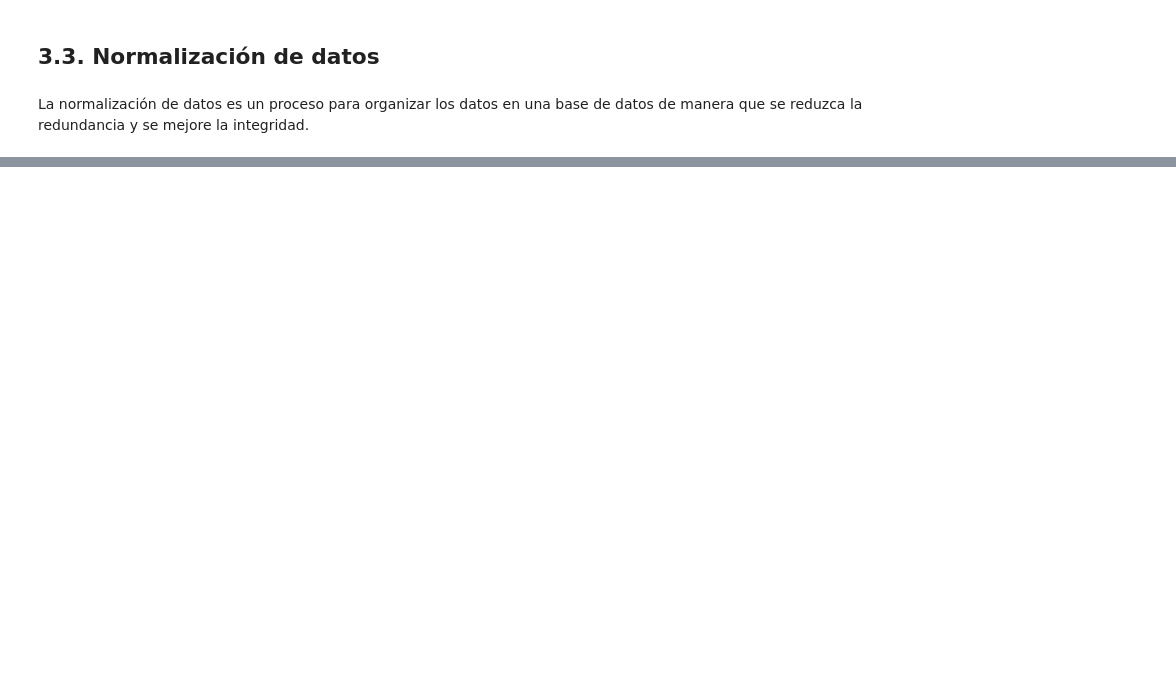
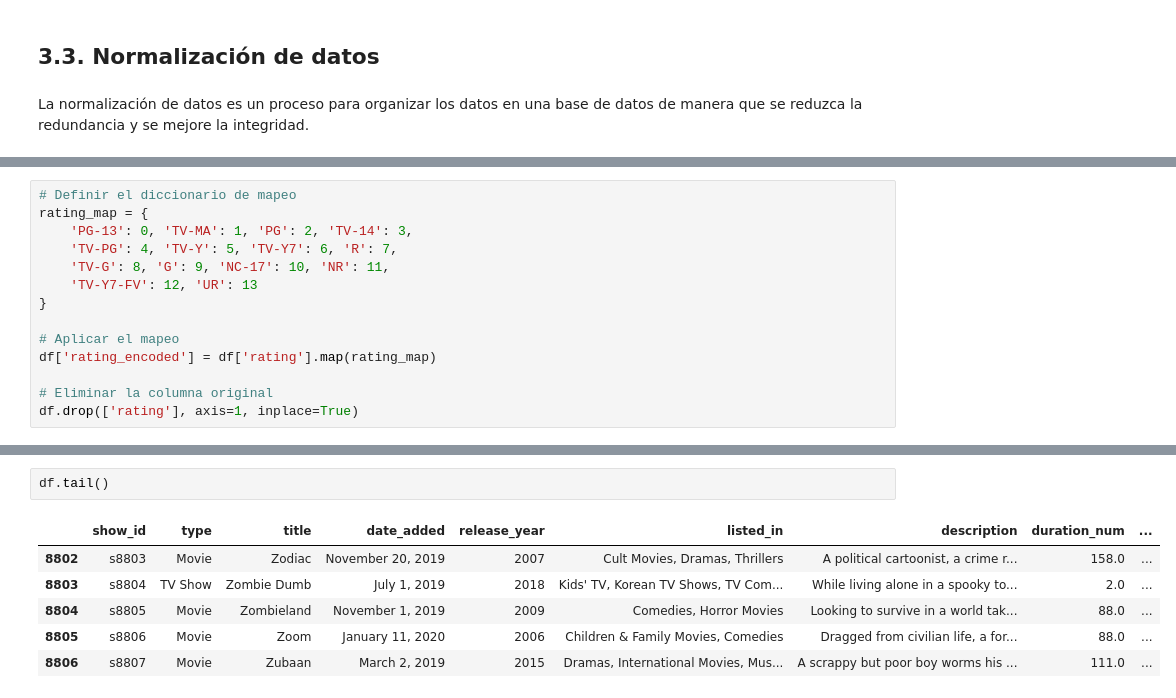
Before and after one commit to MichaelCarrenoRamon/dataprocessing, a Jupyter notebook: Tarea1PythonDataScience.ipynb, the cells around one changed output, grey strips where cells are left out. Saved outputs shown, nothing was run; the diff lists cells and outputs as text; blank space fills up the shorter version.

```diff
--- a/Tarea1PythonDataScience.ipynb
+++ b/Tarea1PythonDataScience.ipynb
@@ -407,2 +436,16 @@ df.drop(['rating'], axis=1, inplace=True)
+# %%
+# Definir el diccionario de mapeo
+rating_map = {
+    'PG-13': 0, 'TV-MA': 1, 'PG': 2, 'TV-14': 3,
+    'TV-PG': 4, 'TV-Y': 5, 'TV-Y7': 6, 'R': 7,
+    'TV-G': 8, 'G': 9, 'NC-17': 10, 'NR': 11,
+    'TV-Y7-FV': 12, 'UR': 13
+}
+
+# Aplicar el mapeo
+df['rating_encoded'] = df['rating'].map(rating_map)
+
+# Eliminar la columna original
+df.drop(['rating'], axis=1, inplace=True)
 # %% [markdown]
 Nota: Convierto la cadena de texto en variables numéricas
@@ -431 +472,10 @@ Index(['show_id', 'type', 'title', 'date_added', 'release_year', 'rating',
       dtype='object')
+# %%
+df.tail()
+# %% [output]
+|  | show_id | type | title | date_added | release_year | listed_in | description | duration_num | ... |
+| 8802 | s8803 | Movie | Zodiac | November 20, 2019 | 2007 | Cult Movies, Dramas, Thrillers | A political cartoonist, a crime r... | 158.0 | ... |
+| 8803 | s8804 | TV Show | Zombie Dumb | July 1, 2019 | 2018 | Kids' TV, Korean TV Shows, TV Com... | While living alone in a spooky to... | 2.0 | ... |
+| 8804 | s8805 | Movie | Zombieland | November 1, 2019 | 2009 | Comedies, Horror Movies | Looking to survive in a world tak... | 88.0 | ... |
+| 8805 | s8806 | Movie | Zoom | January 11, 2020 | 2006 | Children & Family Movies, Comedies | Dragged from civilian life, a for... | 88.0 | ... |
+| 8806 | s8807 | Movie | Zubaan | March 2, 2019 | 2015 | Dramas, International Movies, Mus... | A scrappy but poor boy worms his ... | 111.0 | ... |
```
Also changed, not shown: parts of 24 cells of this notebook, 1 other file.
